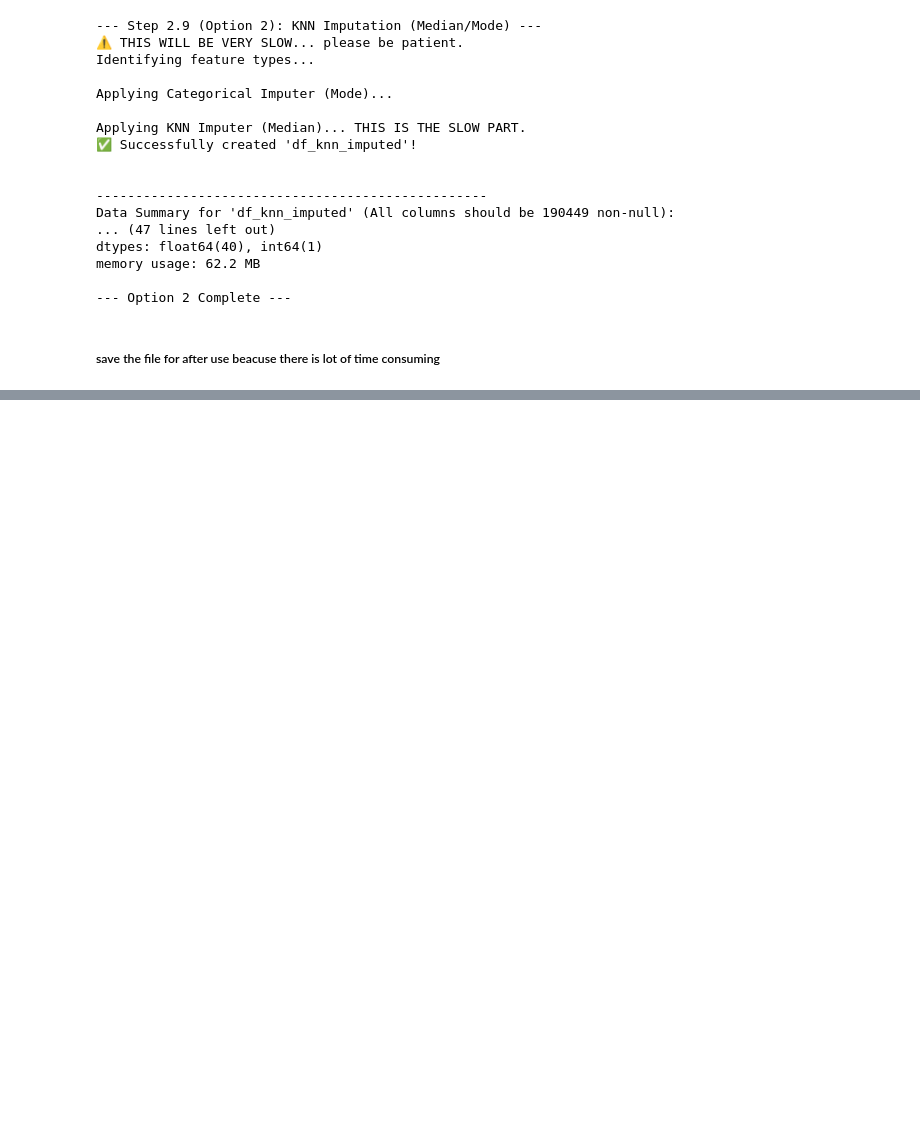
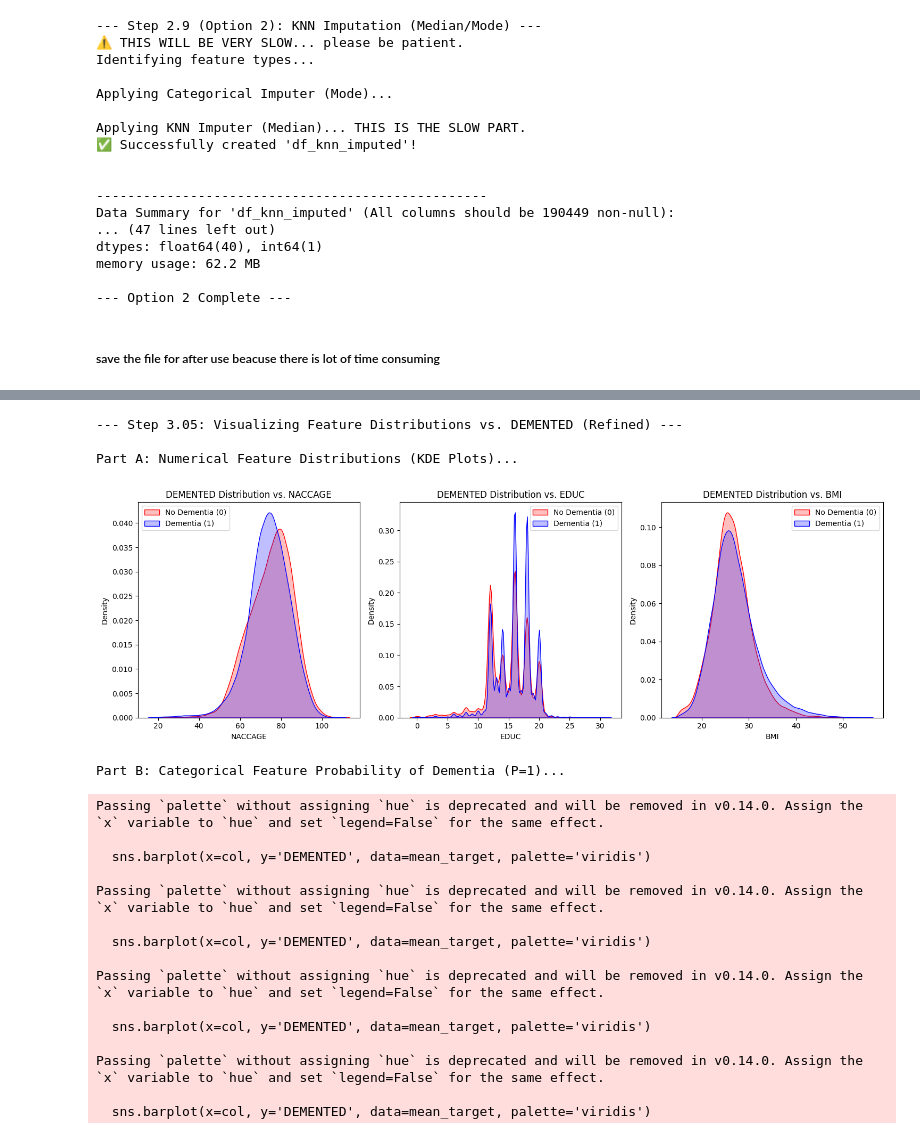
Before and after one commit to Kaveesha-Madhushan17/Model-X-Competition-phase-1, a Jupyter notebook: model_x_dimentia.ipynb, the cells around one changed output, grey strips where cells are left out. Saved outputs shown, nothing was run; the diff lists cells and outputs as text; code cells hidden in the pictures; blank space fills up the shorter version.

```diff
--- a/model_x_dimentia.ipynb
+++ b/model_x_dimentia.ipynb
@@ -523,0 +553,80 @@ df_knn_imputed.to_csv(output_filename, index=False)
+# %%
+# (This is the code cell)
+import matplotlib.pyplot as plt
+import seaborn as sns
+
+print("--- Step 3.05: Visualizing Feature Distributions vs. DEMENTED (Refined) ---")
+
+# Use the KNN imputed dataframe
+df = df_knn_imputed.copy()
+
+# Ensure DEMENTED is treated as a category for plotting
+df['DEMENTED'] = df['DEMENTED'].astype(int)
+
+# --- Part A: Numerical Features (KDE Plots) ---
+print("\nPart A: Numerical Feature Distributions (KDE Plots)...")
+numerical_features = ['NACCAGE', 'EDUC', 'BMI']
+
+plt.figure(figsize=(15, 5))
+for i, col in enumerate(numerical_features):
+    plt.subplot(1, 3, i + 1)
+
+    # Use a KDE Plot to compare the distribution of the feature across the two target classes
+    sns.kdeplot(
+        data=df,
+        x=col,
+        hue='DEMENTED',
+        fill=True,
+        palette={0: 'blue', 1: 'red'},
+        common_norm=False # Ensures the area under each curve is 1
+    )
+
+    plt.title(f'DEMENTED Distribution vs. {col}', fontsize=12)
+    plt.legend([ 'Dementia (1)','No Dementia (0)'])
+
+plt.tight_layout()
+plt.show()
+
+# --- Part B: Categorical Features (Bar Plots of Probability) ---
+print("\nPart B: Categorical Feature Probability of Dementia (P=1)...")
+# Select a few representative categorical/count features
+categorical_features = ['SEX', 'DIABETES', 'MARISTAT', 'PACKSPER']
+
+plt.figure(figsize=(18, 5))
+for i, col in enumerate(categorical_features):
+    plt.subplot(1, 4, i + 1)
+
+    # Calculate the proportion (probability) of DEMENTED=1 for each category
+    mean_target = df.groupby(col)['DEMENTED'].mean().reset_index()
+
+    sns.barplot(x=col, y='DEMENTED', data=mean_target, palette='viridis')
+
+    plt.title(f'Probability of Dementia by {col}', fontsize=12)
+    plt.ylabel('P(Demented=1)')
+    plt.xlabel(col)
+
+plt.tight_layout()
+plt.show()
+
+print("\n--- Step 3.05 Complete. Analyze the charts before proceeding. ---")
+# %% [output]
+--- Step 3.05: Visualizing Feature Distributions vs. DEMENTED (Refined) ---
+
+Part A: Numerical Feature Distributions (KDE Plots)...
+[figure, added]
+Part B: Categorical Feature Probability of Dementia (P=1)...
+Passing `palette` without assigning `hue` is deprecated and will be removed in v0.14.0. Assign the `x` variable to `hue` and set `legend=False` for the same effect.
+
+  sns.barplot(x=col, y='DEMENTED', data=mean_target, palette='viridis')
+
+Passing `palette` without assigning `hue` is deprecated and will be removed in v0.14.0. Assign the `x` variable to `hue` and set `legend=False` for the same effect.
+
+  sns.barplot(x=col, y='DEMENTED', data=mean_target, palette='viridis')
+
+Passing `palette` without assigning `hue` is deprecated and will be removed in v0.14.0. Assign the `x` variable to `hue` and set `legend=False` for the same effect.
+
+  sns.barplot(x=col, y='DEMENTED', data=mean_target, palette='viridis')
+
+Passing `palette` without assigning `hue` is deprecated and will be removed in v0.14.0. Assign the `x` variable to `hue` and set `legend=False` for the same effect.
+
+  sns.barplot(x=col, y='DEMENTED', data=mean_target, palette='viridis')
```
Also changed, not shown: parts of 5 cells of this notebook.
